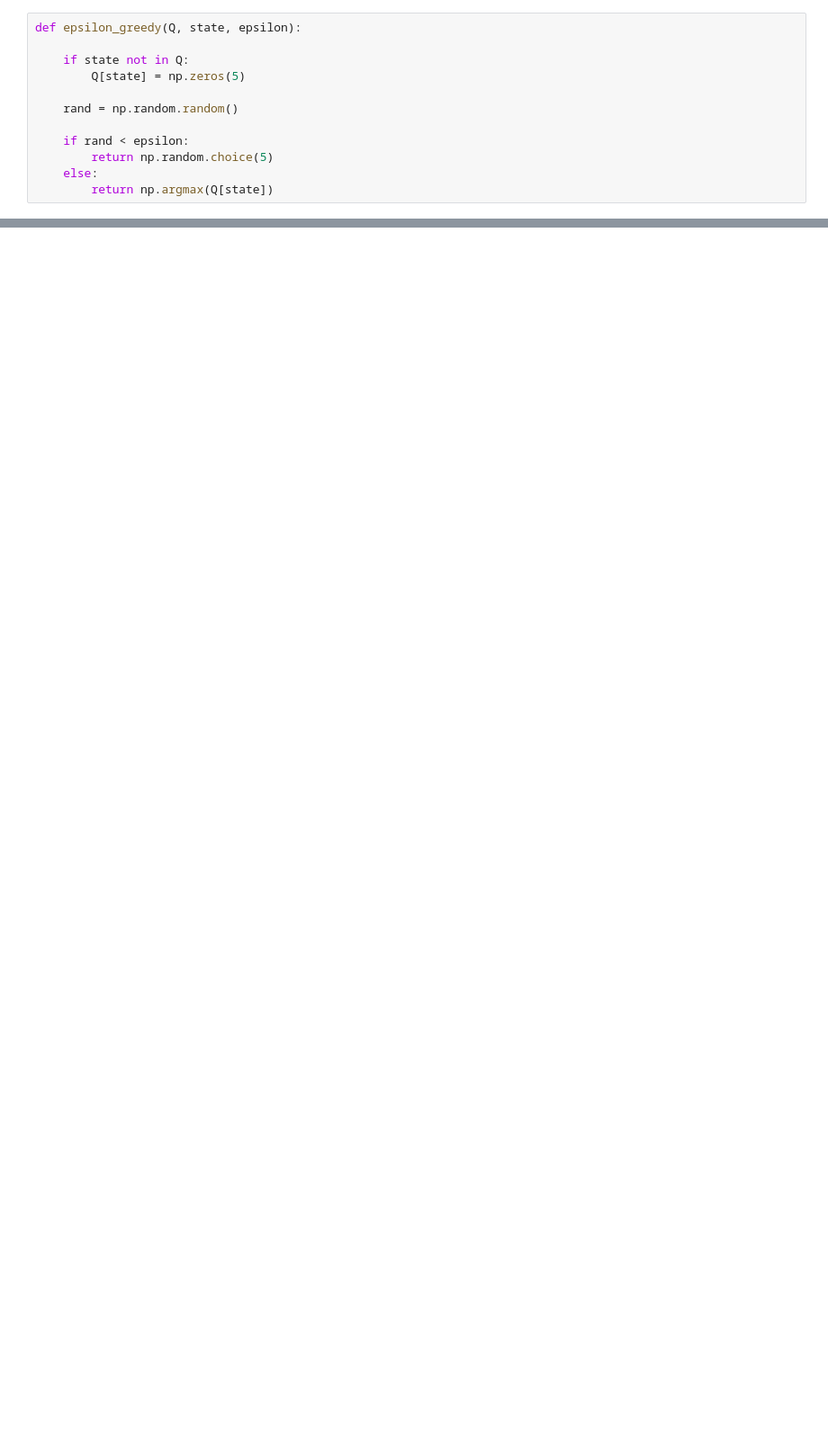
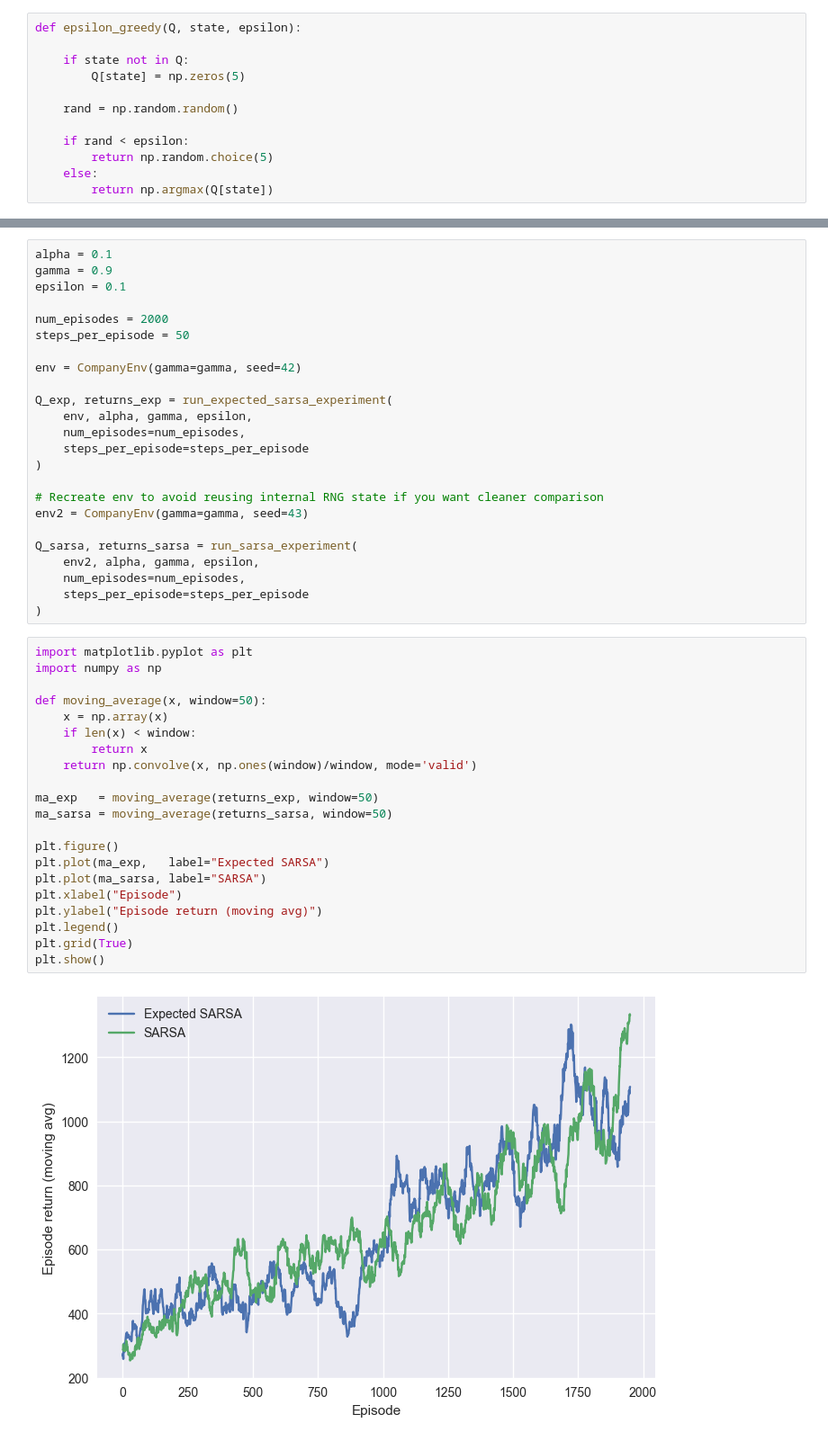
Before and after one commit to parsakhavarinejad/Operations-Research-Case-Studies, a Jupyter notebook: Company Profit Optimization with RL/Notebook.ipynb, the cells around one changed output, grey strips where cells are left out. Shown at 90% size. Drawn from its saved outputs; the diff is of its cells as text; blank space fills up the shorter version.

```diff
--- a/Company Profit Optimization with RL/Notebook.ipynb
+++ b/Company Profit Optimization with RL/Notebook.ipynb
@@ -211,0 +499,47 @@ def sarsa(env, alpha, gamma, epsilon, num_steps):
+# %%
+alpha = 0.1
+gamma = 0.9
+epsilon = 0.1
+
+num_episodes = 2000
+steps_per_episode = 50
+
+env = CompanyEnv(gamma=gamma, seed=42)
+
+Q_exp, returns_exp = run_expected_sarsa_experiment(
+    env, alpha, gamma, epsilon,
+    num_episodes=num_episodes,
+    steps_per_episode=steps_per_episode
+)
+
+# Recreate env to avoid reusing internal RNG state if you want cleaner comparison
+env2 = CompanyEnv(gamma=gamma, seed=43)
+
+Q_sarsa, returns_sarsa = run_sarsa_experiment(
+    env2, alpha, gamma, epsilon,
+    num_episodes=num_episodes,
+    steps_per_episode=steps_per_episode
+)
+# %%
+import matplotlib.pyplot as plt
+import numpy as np
+
+def moving_average(x, window=50):
+    x = np.array(x)
+    if len(x) < window:
+        return x
+    return np.convolve(x, np.ones(window)/window, mode='valid')
+
+ma_exp   = moving_average(returns_exp, window=50)
+ma_sarsa = moving_average(returns_sarsa, window=50)
+
+plt.figure()
+plt.plot(ma_exp,   label="Expected SARSA")
+plt.plot(ma_sarsa, label="SARSA")
+plt.xlabel("Episode")
+plt.ylabel("Episode return (moving avg)")
+plt.legend()
+plt.grid(True)
+plt.show()
+# %% [output]
+[figure, added]
```
Also changed, not shown: parts of 14 cells of this notebook.
